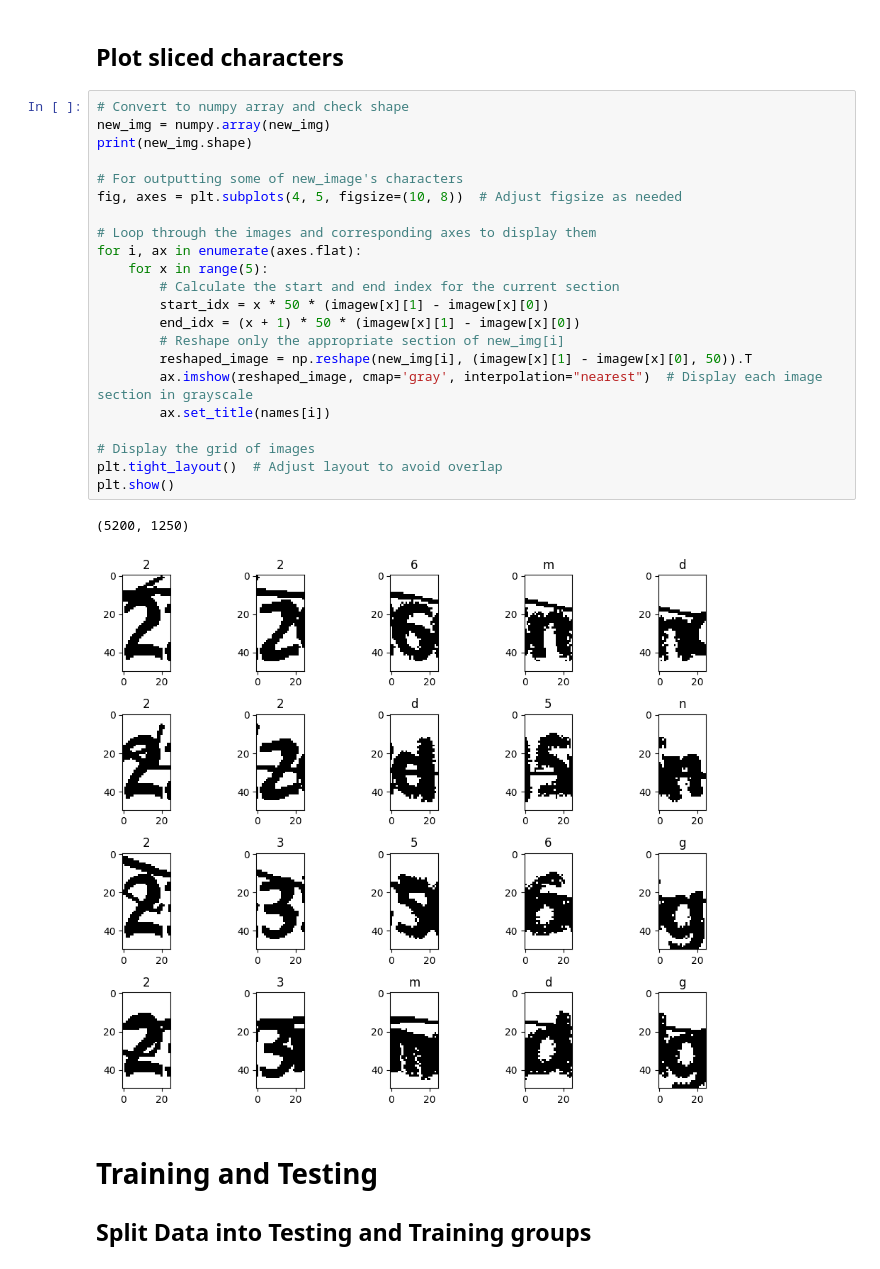
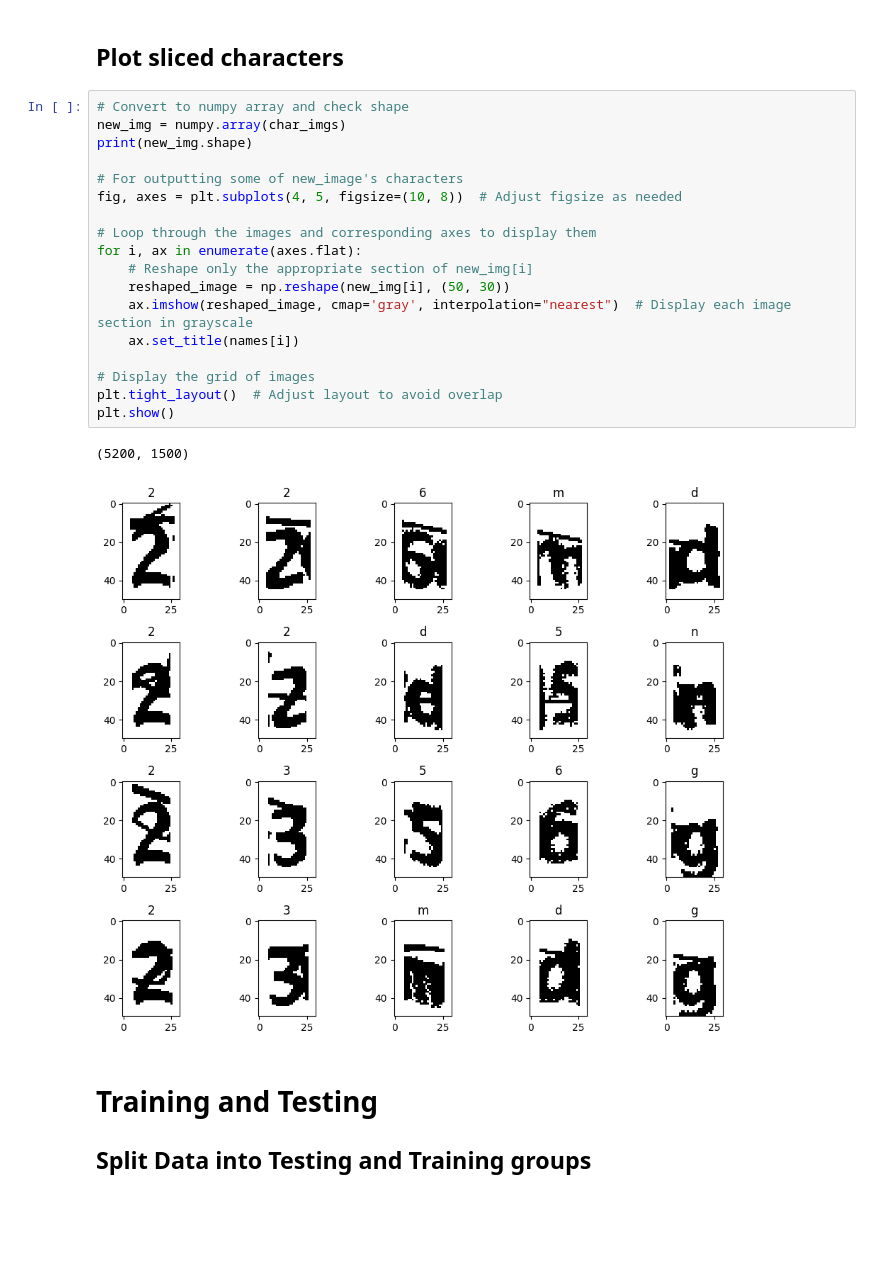
Before and after one commit to SaucyB03/CAPTCHA_ML_Final, a Jupyter notebook: captcha.ipynb, the cells around one changed output. Saved outputs shown, nothing was run; the diff lists cells and outputs as text; blank space fills up the shorter version.

```diff
--- a/captcha.ipynb
+++ b/captcha.ipynb
@@ -89,29 +123,25 @@ print(names)
 ## Plot sliced characters
 # %%
 # Convert to numpy array and check shape
-new_img = numpy.array(new_img)
+new_img = numpy.array(char_imgs)
 print(new_img.shape)
 
 # For outputting some of new_image's characters
 fig, axes = plt.subplots(4, 5, figsize=(10, 8))  # Adjust figsize as needed
 
 # Loop through the images and corresponding axes to display them
 for i, ax in enumerate(axes.flat):
-    for x in range(5):
-        # Calculate the start and end index for the current section
-        start_idx = x * 50 * (imagew[x][1] - imagew[x][0])
-        end_idx = (x + 1) * 50 * (imagew[x][1] - imagew[x][0])
-        # Reshape only the appropriate section of new_img[i]
-        reshaped_image = np.reshape(new_img[i], (imagew[x][1] - imagew[x][0], 50)).T
-        ax.imshow(reshaped_image, cmap='gray', interpolation="nearest")  # Display each image section in grayscale
-        ax.set_title(names[i])
+    # Reshape only the appropriate section of new_img[i]
+    reshaped_image = np.reshape(new_img[i], (50, 30))
+    ax.imshow(reshaped_image, cmap='gray', interpolation="nearest")  # Display each image section in grayscale
+    ax.set_title(names[i])
 
 # Display the grid of images
 plt.tight_layout()  # Adjust layout to avoid overlap
 plt.show()
 # %% [output]
-(5200, 1250)
+(5200, 1500)
-[figure, old version]
+[figure, new version]
 # %% [markdown]
 # Training and Testing
 ## Split Data into Testing and Training groups
```
Also changed, not shown: parts of 10 cells of this notebook.
